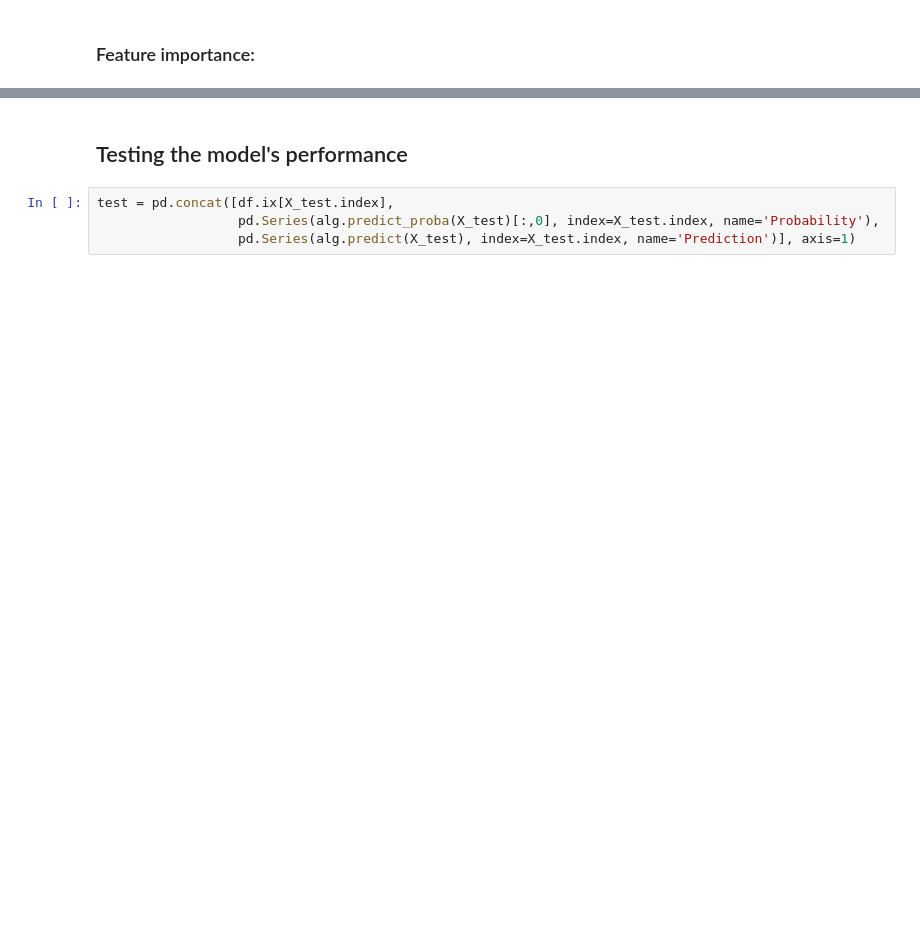
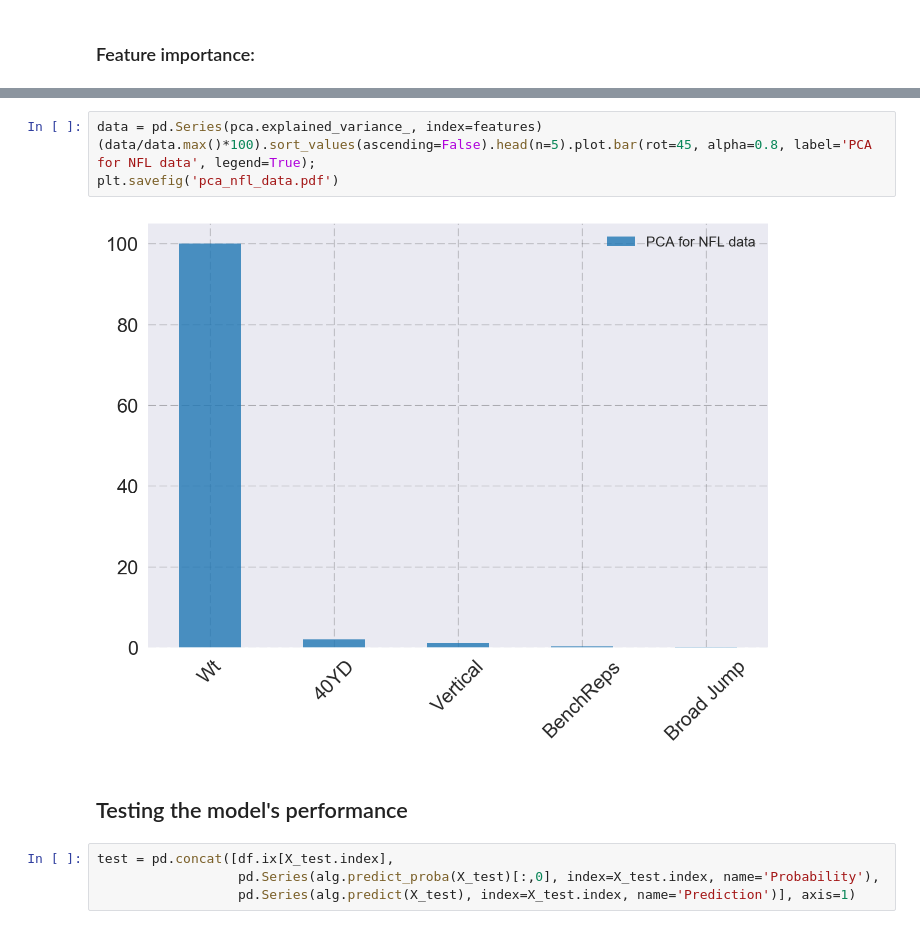
Before and after one commit to richardagalvez/NFLAnalysis, a Jupyter notebook: 2017_predictions.ipynb, the cells around one changed output, grey strips where cells are left out. Saved outputs shown, nothing was run; the diff lists cells and outputs as text; blank space fills up the shorter version.

```diff
--- a/2017_predictions.ipynb
+++ b/2017_predictions.ipynb
@@ -87,3 +95,9 @@ plt.bar(range(8), pca.explained_variance_ratio_*100, width=0.2)
+# %%
+data = pd.Series(pca.explained_variance_, index=features)
+(data/data.max()*100).sort_values(ascending=False).head(n=5).plot.bar(rot=45, alpha=0.8, label='PCA for NFL data', legend=True);
+plt.savefig('pca_nfl_data.pdf')
+# %% [output]
+[figure, added]
 # %% [markdown]
 ## Testing the model's performance
 # %%
```
Also changed, not shown: parts of 11 cells of this notebook.
